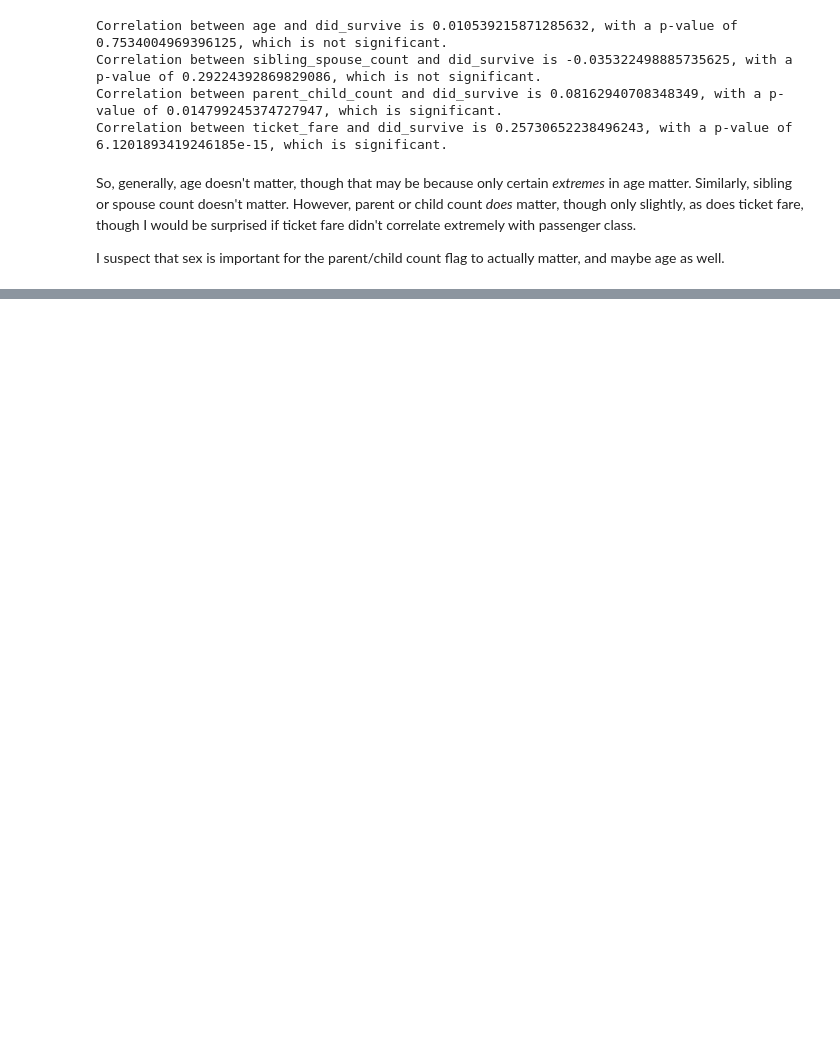
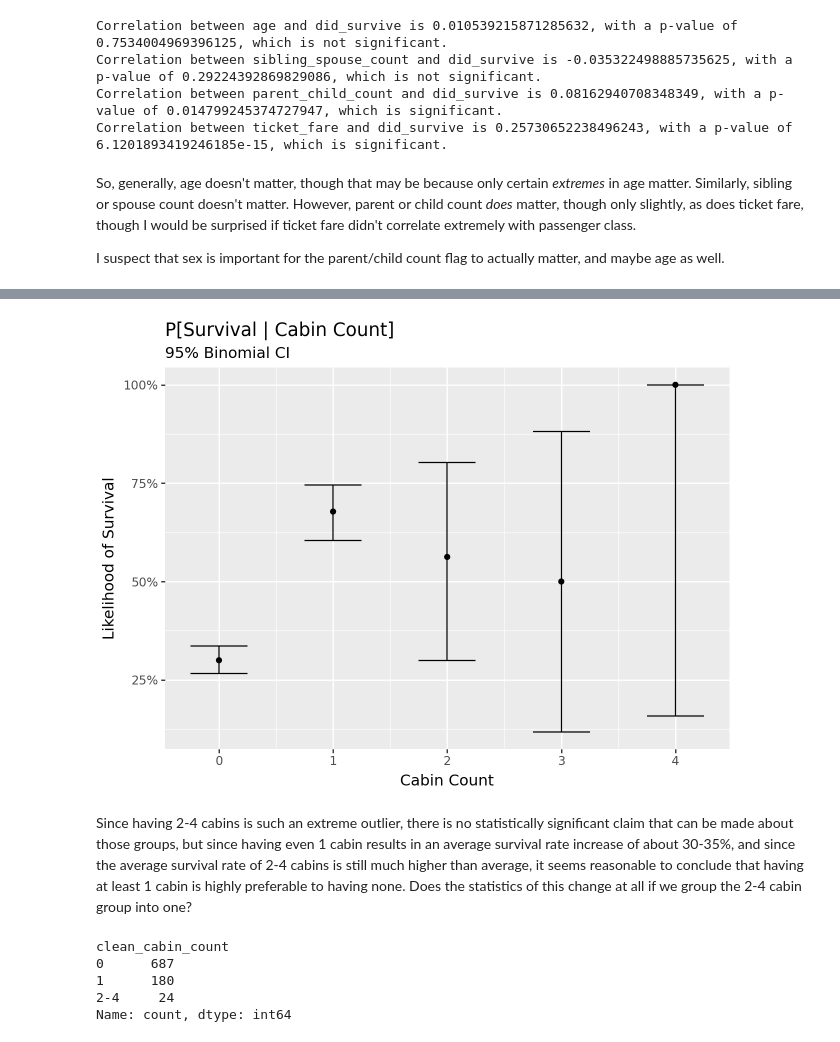
Before and after one commit to Paul-J-Wissler/kaggle-titanic-conformal-prediction, a Jupyter notebook: analysis.ipynb, the cells around one changed output, grey strips where cells are left out. Cells and saved outputs as stored; diff of their text form; code cells hidden in the pictures; blank space fills up the shorter version.

```diff
--- a/analysis.ipynb
+++ b/analysis.ipynb
@@ -153,0 +310,3 @@ I suspect that sex is important for the parent/child count flag to actually matt
+# %%
+cabin_count_survival_rates = create_survival_df(train_df, "cabin_count")
+cabin_count_survival_rates
@@ -153,0 +321,3 @@ I suspect that sex is important for the parent/child count flag to actually matt
+# %%
+cabin_count_survival_rates = calc_survival_ci(cabin_count_survival_rates)
+cabin_count_survival_rates
@@ -153,0 +332,17 @@ I suspect that sex is important for the parent/child count flag to actually matt
+# %%
+plot_survival_ci(cabin_count_survival_rates, "cabin_count").show()
+# %% [output]
+[figure, added]
+# %% [markdown]
+Since having 2-4 cabins is such an extreme outlier, there is no statistically significant claim that can be made about those groups, but since having even 1 cabin results in an average survival rate increase of about 30-35%, and since the average survival rate of 2-4 cabins is still much higher than average, it seems reasonable to conclude that having at least 1 cabin is highly preferable to having none. Does the statistics of this change at all if we group the 2-4 cabin group into one?
+# %%
+train_df = train_df.assign(
+    clean_cabin_count=train_df.cabin_count.apply(lambda x: str(x) if x < 2 else "2-4")
+)
+train_df.clean_cabin_count.value_counts()
+# %% [output]
+clean_cabin_count
+0      687
+1      180
+2-4     24
+Name: count, dtype: int64
```
Also changed, not shown: parts of 73 cells of this notebook.
